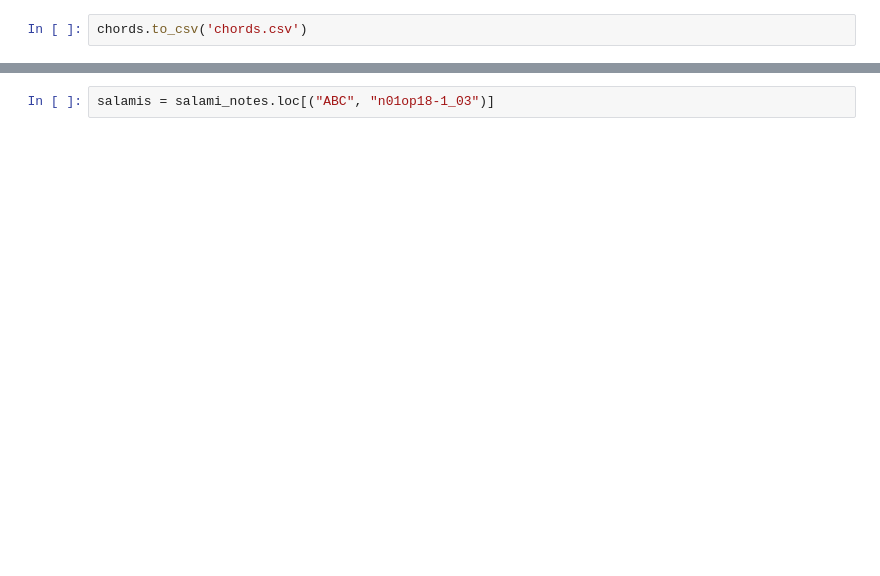
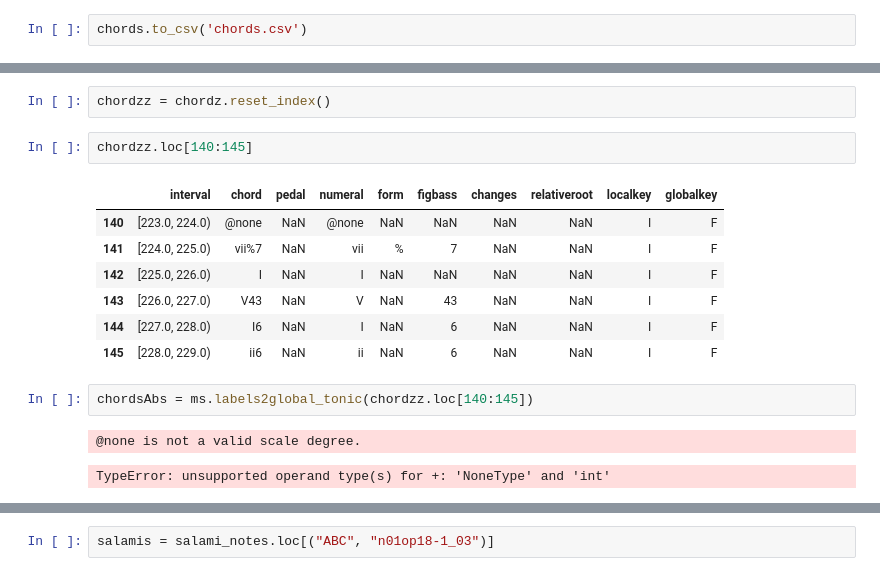
Before and after one commit to judah-daniels/protovoices-haskell, a Jupyter notebook: preprocessing/preprocess.ipynb, the cells around one changed output, grey strips where cells are left out. Drawn from its saved outputs; the diff is of its cells as text; blank space fills up the shorter version.

```diff
--- a/preprocessing/preprocess.ipynb
+++ b/preprocessing/preprocess.ipynb
@@ -162,0 +134,17 @@ print(type(chord0_interval))
+# %%
+chordzz = chordz.reset_index()
+# %%
+chordzz.loc[140:145]
+# %% [output]
+|  | interval | chord | pedal | numeral | form | figbass | changes | relativeroot | localkey | globalkey |
+| 140 | [223.0, 224.0) | @none | NaN | @none | NaN | NaN | NaN | NaN | I | F |
+| 141 | [224.0, 225.0) | vii%7 | NaN | vii | % | 7 | NaN | NaN | I | F |
+| 142 | [225.0, 226.0) | I | NaN | I | NaN | NaN | NaN | NaN | I | F |
+| 143 | [226.0, 227.0) | V43 | NaN | V | NaN | 43 | NaN | NaN | I | F |
+| 144 | [227.0, 228.0) | I6 | NaN | I | NaN | 6 | NaN | NaN | I | F |
+| 145 | [228.0, 229.0) | ii6 | NaN | ii | NaN | 6 | NaN | NaN | I | F |
+# %%
+chordsAbs = ms.labels2global_tonic(chordzz.loc[140:145])
+# %% [output]
+@none is not a valid scale degree.
+TypeError: unsupported operand type(s) for +: 'NoneType' and 'int'
```
Also changed, not shown: parts of 42 cells of this notebook, 2 other files.
